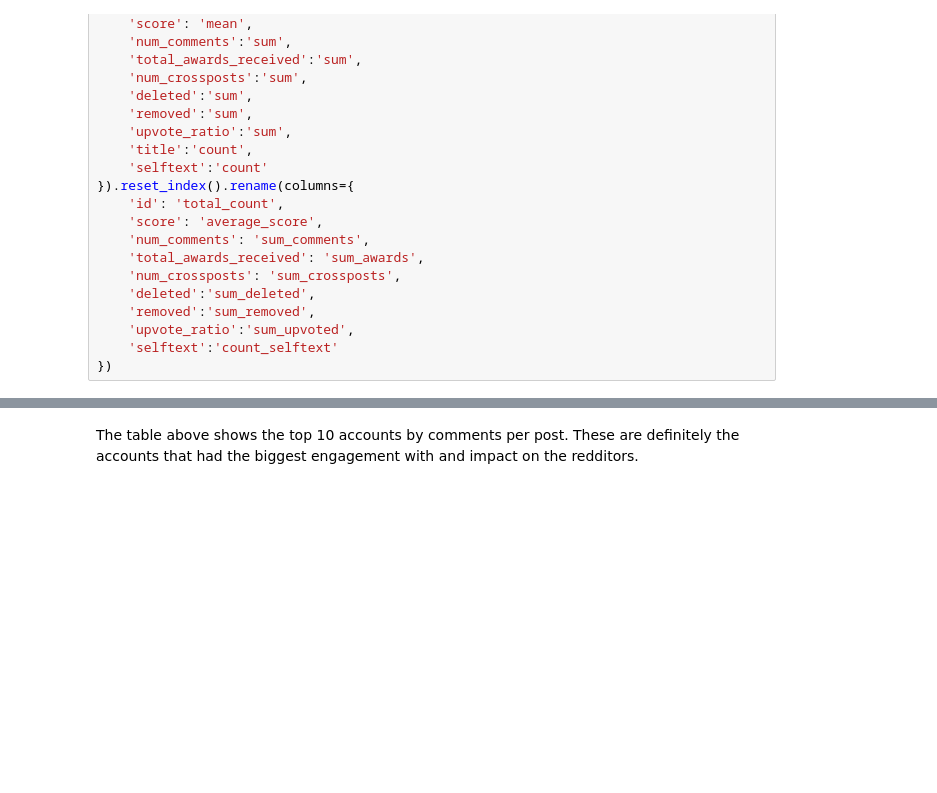
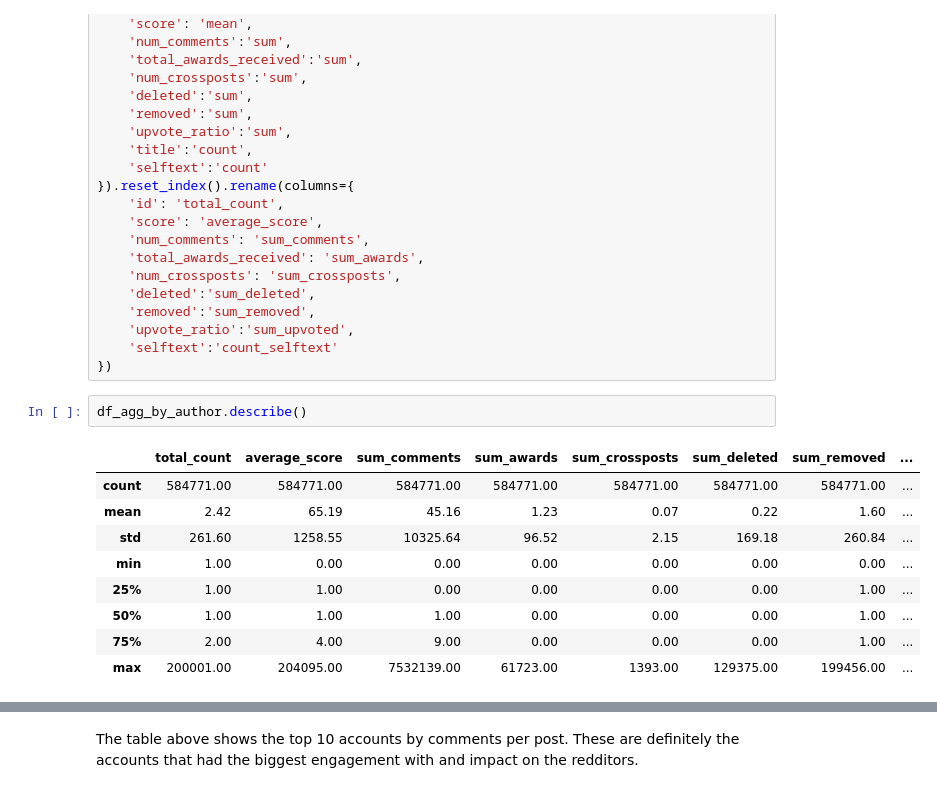
Before and after one commit to lusavkaedu/wallstreetbets, a Jupyter notebook: notebooks/01_data_loading_EDA.ipynb, the cells around one changed output, grey strips where cells are left out. Saved outputs shown, nothing was run; the diff lists cells and outputs as text; blank space fills up the shorter version.

```diff
--- a/notebooks/01_data_loading_EDA.ipynb
+++ b/notebooks/01_data_loading_EDA.ipynb
@@ -773,6 +788,18 @@ df_agg_by_author = df.groupby([df['author']]).agg({
     'upvote_ratio':'sum_upvoted',
     'selftext':'count_selftext'
 })
+# %%
+df_agg_by_author.describe()
+# %% [output]
+|  | total_count | average_score | sum_comments | sum_awards | sum_crossposts | sum_deleted | sum_removed | ... |
+| count | 584771.00 | 584771.00 | 584771.00 | 584771.00 | 584771.00 | 584771.00 | 584771.00 | ... |
+| mean | 2.42 | 65.19 | 45.16 | 1.23 | 0.07 | 0.22 | 1.60 | ... |
+| std | 261.60 | 1258.55 | 10325.64 | 96.52 | 2.15 | 169.18 | 260.84 | ... |
+| min | 1.00 | 0.00 | 0.00 | 0.00 | 0.00 | 0.00 | 0.00 | ... |
+| 25% | 1.00 | 1.00 | 0.00 | 0.00 | 0.00 | 0.00 | 1.00 | ... |
+| 50% | 1.00 | 1.00 | 1.00 | 0.00 | 0.00 | 0.00 | 1.00 | ... |
+| 75% | 2.00 | 4.00 | 9.00 | 0.00 | 0.00 | 0.00 | 1.00 | ... |
+| max | 200001.00 | 204095.00 | 7532139.00 | 61723.00 | 1393.00 | 129375.00 | 199456.00 | ... |
 # %%
 # Creating a new field which measures an average number of comments per one post
 df_agg_by_author['com_per_post']=df_agg_by_author['sum_comments']/ df_agg_by_author['total_count']
```
Also changed, not shown: parts of 34 cells of this notebook.
